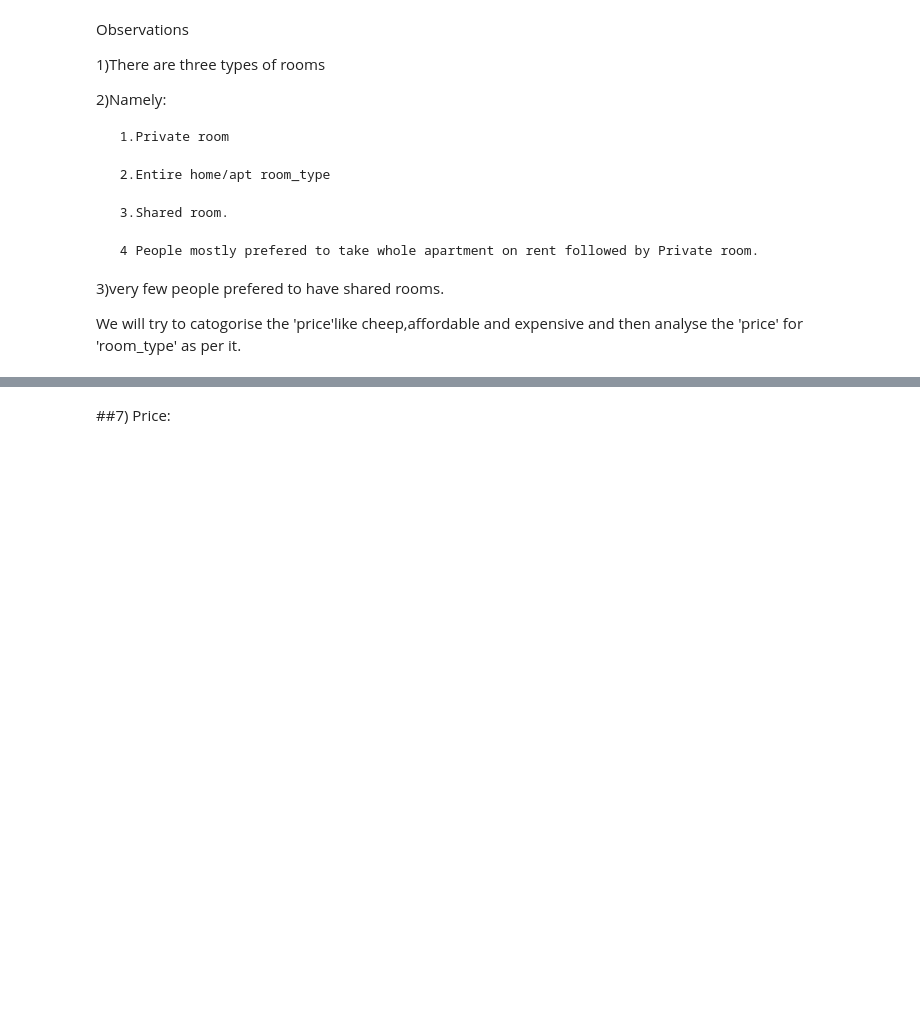
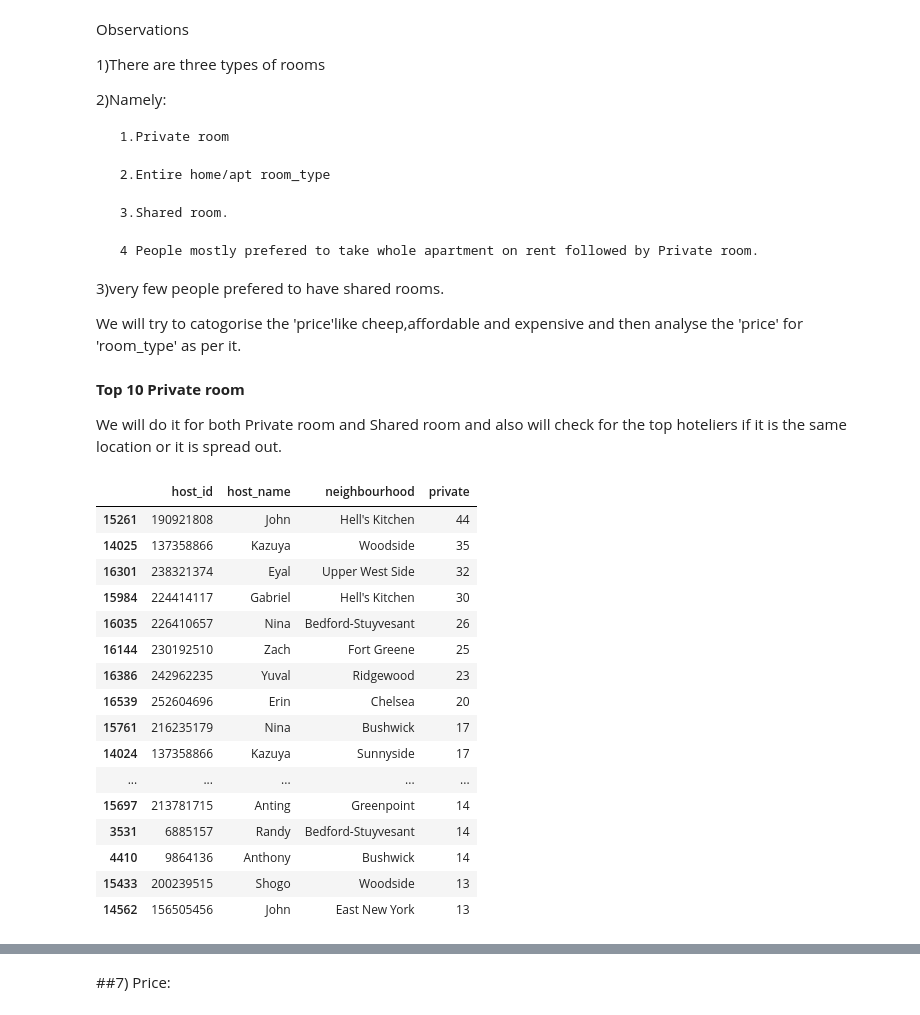
Before and after one commit to abhishubh32832/Airbnb_Booking_Analysis, a Jupyter notebook: Airbnb_Bookings_Analysis_2_Capstone_Project.ipynb, the cells around one changed output, grey strips where cells are left out. Drawn from its saved outputs; the diff is of its cells as text; code cells hidden in the pictures; blank space fills up the shorter version.

```diff
--- a/Airbnb_Bookings_Analysis_2_Capstone_Project.ipynb
+++ b/Airbnb_Bookings_Analysis_2_Capstone_Project.ipynb
@@ -592,3 +592,29 @@ Observations
 3)very few people prefered to have shared rooms.
 
 We will try to catogorise the 'price'like cheep,affordable and expensive and then analyse the 'price' for 'room_type' as per it.
+# %% [markdown]
+**Top 10 Private room**
+
+We will do it for both Private room and Shared room and also will check for the top hoteliers if it is the same location or it is spread out.
+# %%
+private = data[data['room_type']=='Private room']
+list_private = private.groupby(['host_id','host_name','neighbourhood']).size().reset_index(name='private').sort_values(by=['private'],ascending=False)
+list_private.head(20)
+# %% [output]
+|  | host_id | host_name | neighbourhood | private |
+| 15261 | 190921808 | John | Hell's Kitchen | 44 |
+| 14025 | 137358866 | Kazuya | Woodside | 35 |
+| 16301 | 238321374 | Eyal | Upper West Side | 32 |
+| 15984 | 224414117 | Gabriel | Hell's Kitchen | 30 |
+| 16035 | 226410657 | Nina | Bedford-Stuyvesant | 26 |
+| 16144 | 230192510 | Zach | Fort Greene | 25 |
+| 16386 | 242962235 | Yuval | Ridgewood | 23 |
+| 16539 | 252604696 | Erin | Chelsea | 20 |
+| 15761 | 216235179 | Nina | Bushwick | 17 |
+| 14024 | 137358866 | Kazuya | Sunnyside | 17 |
+| ... | ... | ... | ... | ... |
+| 15697 | 213781715 | Anting | Greenpoint | 14 |
+| 3531 | 6885157 | Randy | Bedford-Stuyvesant | 14 |
+| 4410 | 9864136 | Anthony | Bushwick | 14 |
+| 15433 | 200239515 | Shogo | Woodside | 13 |
+| 14562 | 156505456 | John | East New York | 13 |
```
Also changed, not shown: parts of 9 cells of this notebook.
